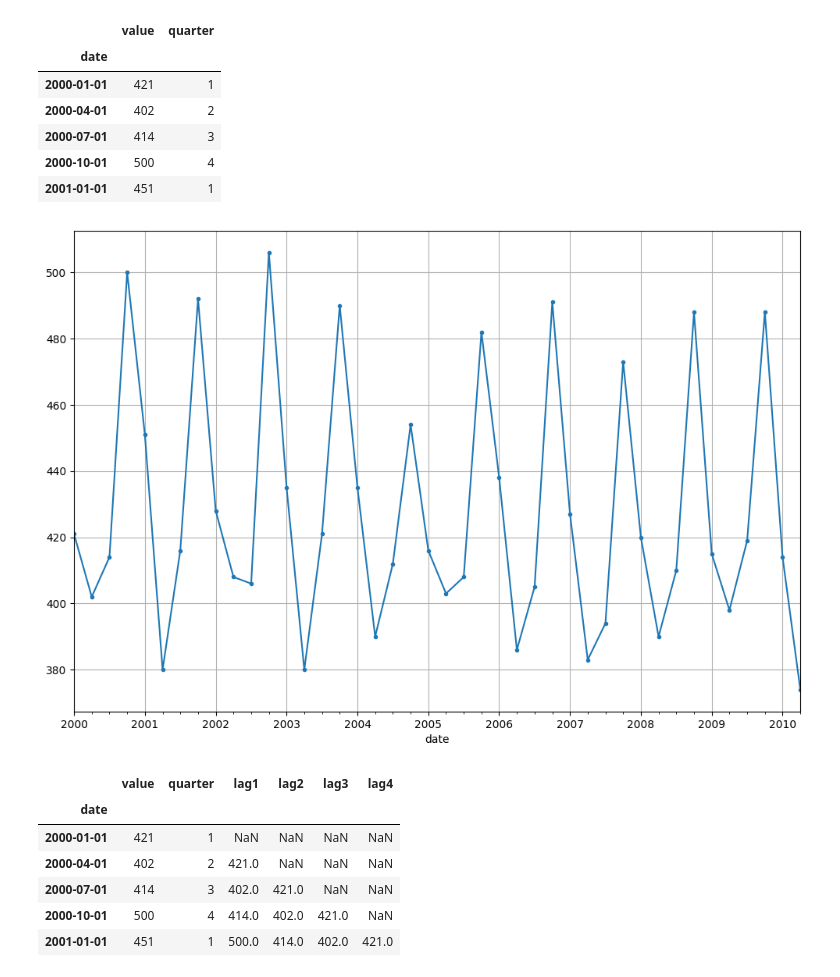
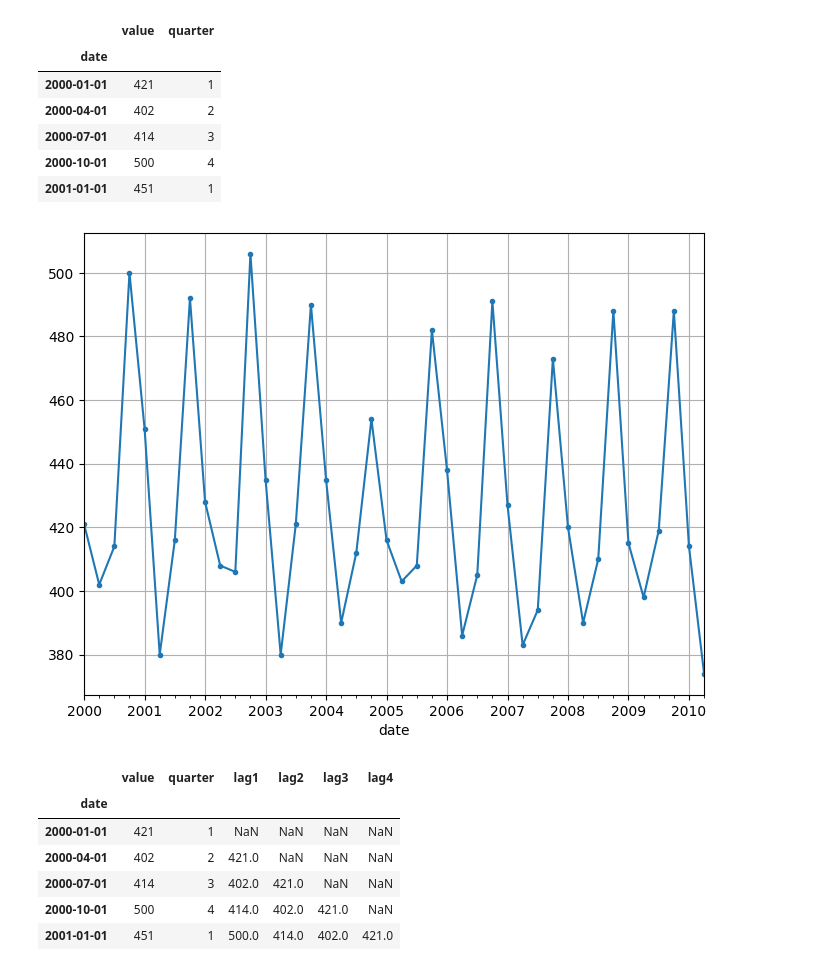
Before and after one commit to amanfj/TimeSeriesAnalysis, a Jupyter notebook: notebooks/time-series.ipynb, the cells around one changed output. Cells and saved outputs as stored; diff of their text form; code cells hidden in the pictures.

```diff
--- a/notebooks/time-series.ipynb
+++ b/notebooks/time-series.ipynb
@@ -50,10 +48,10 @@ data.head()
 # !pip install yfinance
 # !pip install yahooquery
 # %%
-data['value'].plot(grid=True, style='.-', figsize=(12, 8))
+data['value'].plot(grid=True, style='.-', figsize=(8, 6))
 plt.show()
 # %% [output]
-[figure, old version]
+[figure, new version]
 # %%
 data_temp = data.copy()
 data_temp['lag1'] = data_temp['value'].shift(1)
```
Also changed, not shown: parts of 4 cells of this notebook.
